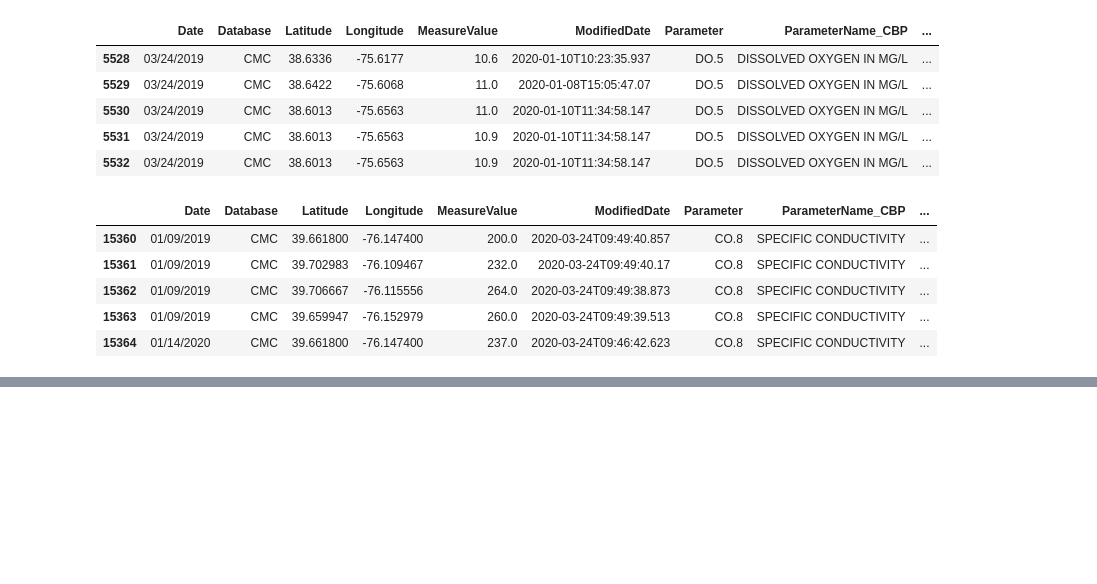
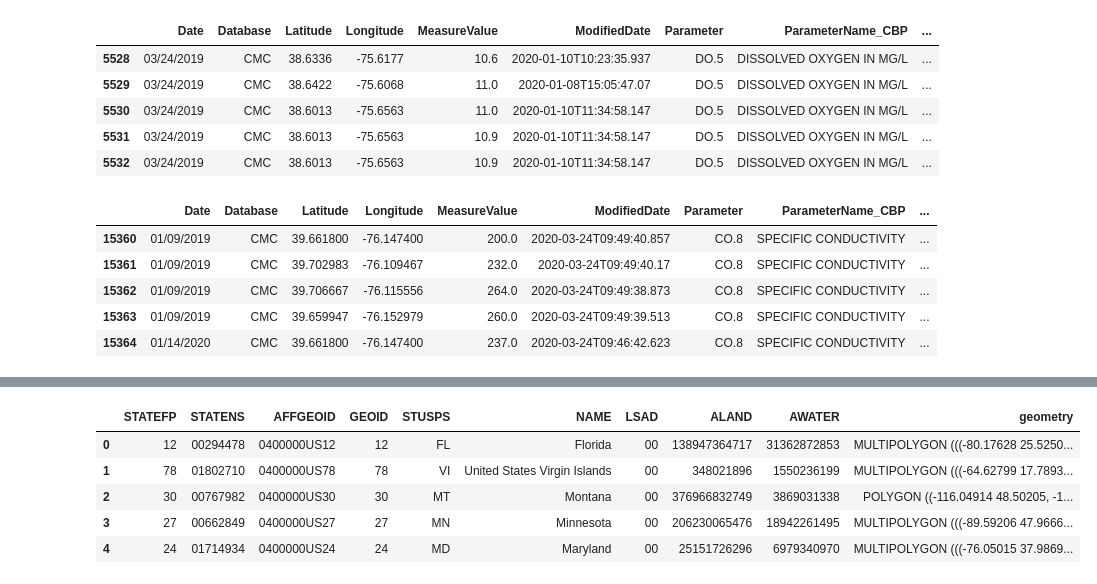
Before and after one commit to Mupati/hack-the-bay-hackhaton, a Jupyter notebook: Hack The Bay.ipynb, the cells around one changed output, grey strips where cells are left out. Saved outputs shown, nothing was run; the diff lists cells and outputs as text; code cells hidden in the pictures; blank space fills up the shorter version.

Commit message:
Add Shape Files,Geopandas and Bokeh

```diff
--- a/Hack The Bay.ipynb
+++ b/Hack The Bay.ipynb
@@ -303,0 +388,11 @@ conductivity.head()
+# %%
+# read shape file and examine data
+contiguous_usa = gpd.read_file('cb_2019_us_state_500k.shp')
+contiguous_usa.head()
+# %% [output]
+|  | STATEFP | STATENS | AFFGEOID | GEOID | STUSPS | NAME | LSAD | ALAND | AWATER | geometry |
+| 0 | 12 | 00294478 | 0400000US12 | 12 | FL | Florida | 00 | 138947364717 | 31362872853 | MULTIPOLYGON (((-80.17628 25.5250... |
+| 1 | 78 | 01802710 | 0400000US78 | 78 | VI | United States Virgin Islands | 00 | 348021896 | 1550236199 | MULTIPOLYGON (((-64.62799 17.7893... |
+| 2 | 30 | 00767982 | 0400000US30 | 30 | MT | Montana | 00 | 376966832749 | 3869031338 | POLYGON ((-116.04914 48.50205, -1... |
+| 3 | 27 | 00662849 | 0400000US27 | 27 | MN | Minnesota | 00 | 206230065476 | 18942261495 | MULTIPOLYGON (((-89.59206 47.9666... |
+| 4 | 24 | 01714934 | 0400000US24 | 24 | MD | Maryland | 00 | 25151726296 | 6979340970 | MULTIPOLYGON (((-76.05015 37.9869... |
```
Also changed, not shown: parts of 16 cells of this notebook, 5 other files.
